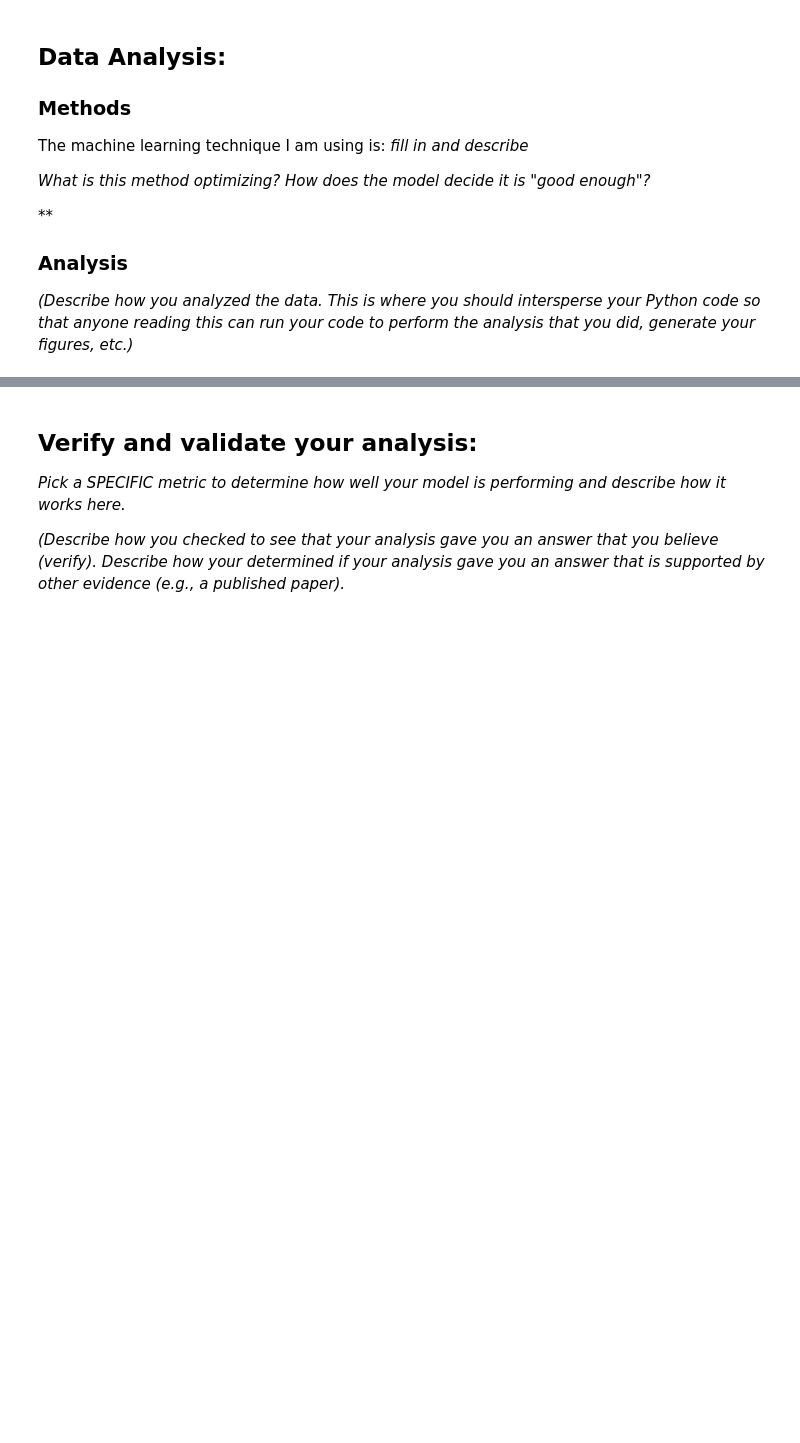
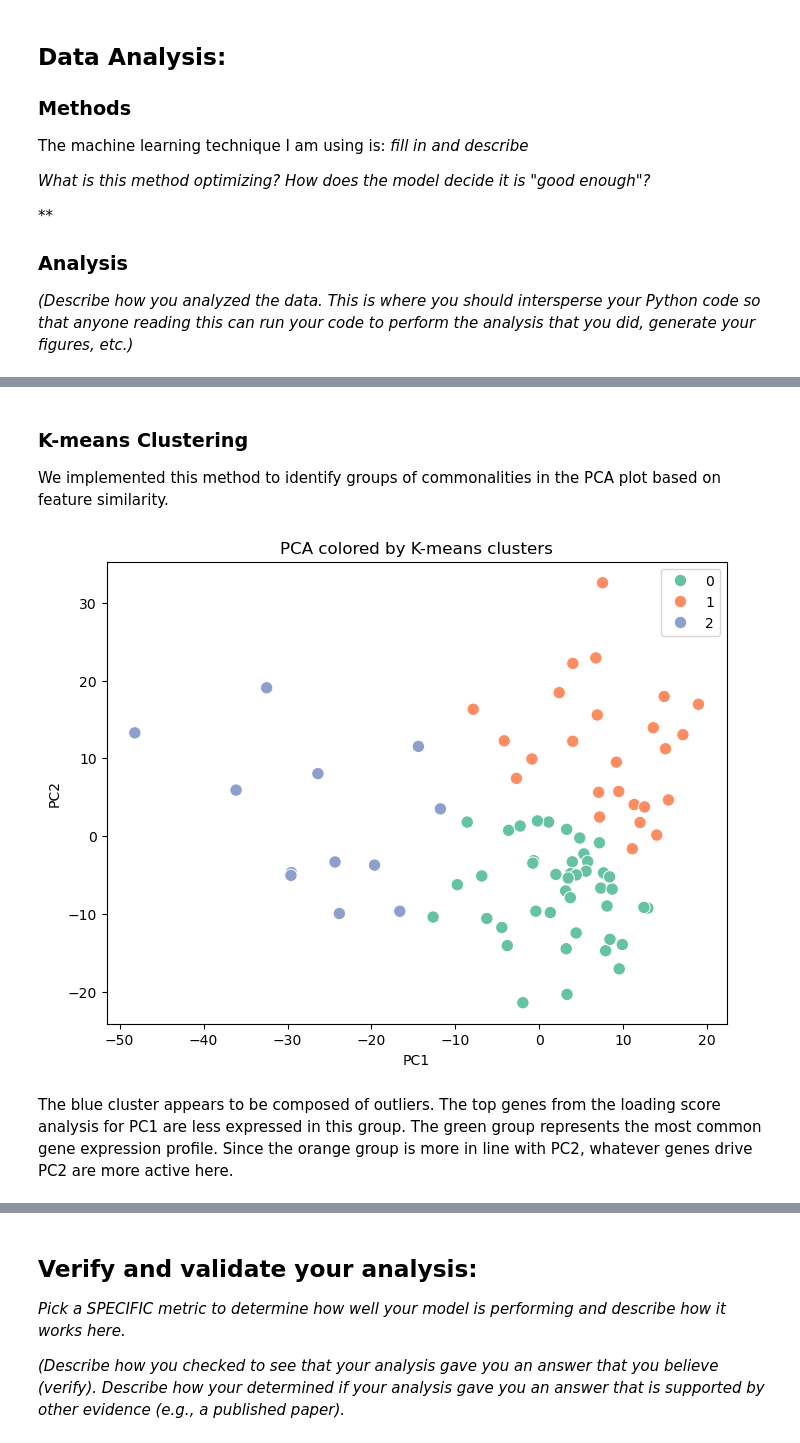
Before and after one commit to priya-shan1/Module-4-Cancer, a Jupyter notebook: code/Module 4 Template.ipynb, the cells around one changed output, grey strips where cells are left out. Cells and saved outputs as stored; diff of their text form; code cells hidden in the pictures; blank space fills up the shorter version.

```diff
--- a/code/Module 4 Template.ipynb
+++ b/code/Module 4 Template.ipynb
@@ -256,0 +517,26 @@ The machine learning technique I am using is: *fill in and describe*
+# %% [markdown]
+### K-means Clustering
+
+We implemented this method to identify groups of commonalities in the PCA plot based on feature similarity.
+# %%
+#Using K-means to cluster the data in PCA space
+kmeans = KMeans(n_clusters=3, random_state=42, n_init=10)
+clusters = kmeans.fit_predict(X_scaled)
+
+plt.figure(figsize=(8,6))
+sns.scatterplot(
+x=X_pca[:,0],
+y=X_pca[:,1],
+hue=clusters,
+palette="Set2",
+s=80
+)
+
+plt.title("PCA colored by K-means clusters")
+plt.xlabel("PC1")
+plt.ylabel("PC2")
+plt.show()
+# %% [output]
+[figure, added]
+# %% [markdown]
+The blue cluster appears to be composed of outliers. The top genes from the loading score analysis for PC1 are less expressed in this group. The green group represents the most common gene expression profile. Since the orange group is more in line with PC2, whatever genes drive PC2 are more active here.
```
Also changed, not shown: parts of 17 cells of this notebook, 1 other file.
